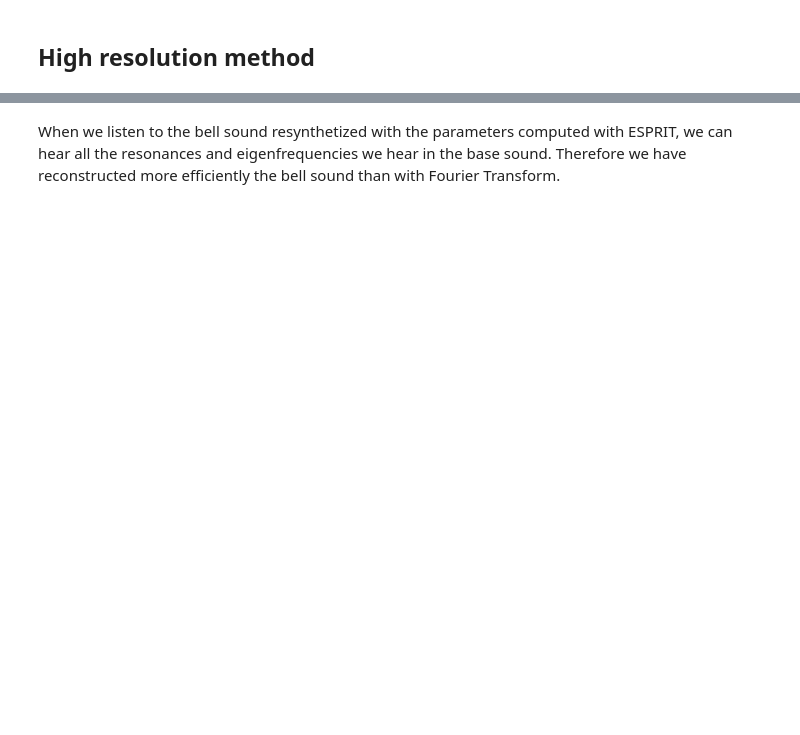
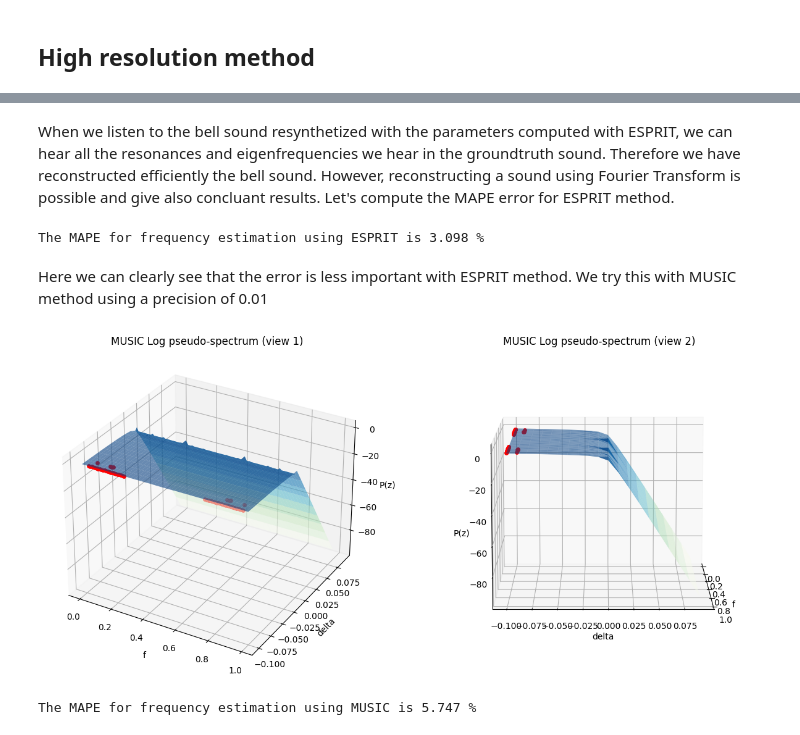
Before and after one commit to matthieu-cervera/Analysis-and-synthesis-of-bell-sounds-with-High-resolution-Methods, a Jupyter notebook: High_Resolution_Methods_(ESPRIT_&_MUSIC).ipynb, the cells around one changed output, grey strips where cells are left out. Saved outputs shown, nothing was run; the diff lists cells and outputs as text; code cells hidden in the pictures; blank space fills up the shorter version.

Commit message:
Add files via upload
- improved the comparison between the methods
- improved some code logic
- added more comments and descriptions on the code

```diff
--- a/High_Resolution_Methods_(ESPRIT_&_MUSIC).ipynb
+++ b/High_Resolution_Methods_(ESPRIT_&_MUSIC).ipynb
@@ -441,11 +448,11 @@ x_B = np.array(data_B)
 Bell A
 '''
 # guarantee that the signal model holds on the analysis window
-x_A = x_A[0,10000:10000+N]
+x_short = x_A[0,10000:10000+N]
 
 # ESPRIT
-delta_A, f_A = ESPRIT(x_A, n, K)
-a_A, phi_A = LeastSquares(x_A, delta_A, f_A)
+delta_A, f_A = ESPRIT(x_short, n, K)
+a_A, phi_A = LeastSquares(x_short, delta_A, f_A)
 
 # Resynthetize the signal with the estimated parameters
 resynth_x_A = Synthesis(10*N,delta_A,f_A,a_A,phi_A)
@@ -455,11 +462,11 @@ resynth_x_A = Synthesis(10*N,delta_A,f_A,a_A,phi_A)
 Bell B
 '''
 # guarantee that the signal model holds on the analysis window
-x_B = x_B[0,10000:10000+N]
+x_short = x_B[0,10000:10000+N]
 
 # ESPRIT
-delta_B, f_B = ESPRIT(x_B, n, K)
-a_B, phi_B = LeastSquares(x_B, delta_B, f_B)
+delta_B, f_B = ESPRIT(x_short, n, K)
+a_B, phi_B = LeastSquares(x_short, delta_B, f_B)
 
 # Resynthetize the signal with the estimated parameters
 resynth_x_B = Synthesis(10*N,delta_B,f_B,a_B,phi_B)
@@ -498,2 +483,27 @@ IPython.display.Audio('new_bell_A.wav')
 # %% [markdown]
-When we listen to the bell sound resynthetized with the parameters computed with ESPRIT, we can hear all the resonances and eigenfrequencies we hear in the base sound. Therefore we have reconstructed more efficiently the bell sound than with Fourier Transform.
+When we listen to the bell sound resynthetized with the parameters computed with ESPRIT, we can hear all the resonances and eigenfrequencies we hear in the groundtruth sound. Therefore we have reconstructed efficiently the bell sound. However, reconstructing a sound using Fourier Transform is possible and give also concluant results. Let's compute the MAPE error for ESPRIT method.
+# %%
+ESPRIT_eigenfreq_A = np.sort(f_A[f_A>0])    # we keep only positive frequency values
+
+gt_eigenfrequencies = ratios * ESPRIT_eigenfreq_A[2]
+
+mape_esprit = mape(gt_eigenfrequencies, ESPRIT_eigenfreq_A)
+print(f'The MAPE for frequency estimation using ESPRIT is {round(mape_esprit,3)} %')
+# %% [output]
+The MAPE for frequency estimation using ESPRIT is 3.098 %
+# %% [markdown]
+Here we can clearly see that the error is less important with ESPRIT method. We try this with MUSIC method using a precision of 0.01
+# %%
+x_short = x_A[0,10000:10000+N]
+
+MUSIC_freq , _ = MUSIC(x_short, n, K)
+# %% [output]
+[figure, added]
+# %%
+MUSIC_freq = np.sort(MUSIC_freq)
+gt_eigenfrequencies = ratios * MUSIC_freq[2]
+
+mape_music = mape(gt_eigenfrequencies, MUSIC_freq)
+print(f'The MAPE for frequency estimation using MUSIC is {round(mape_music,3)} %')
+# %% [output]
+The MAPE for frequency estimation using MUSIC is 5.747 %
```
Also changed, not shown: parts of 24 cells of this notebook.
